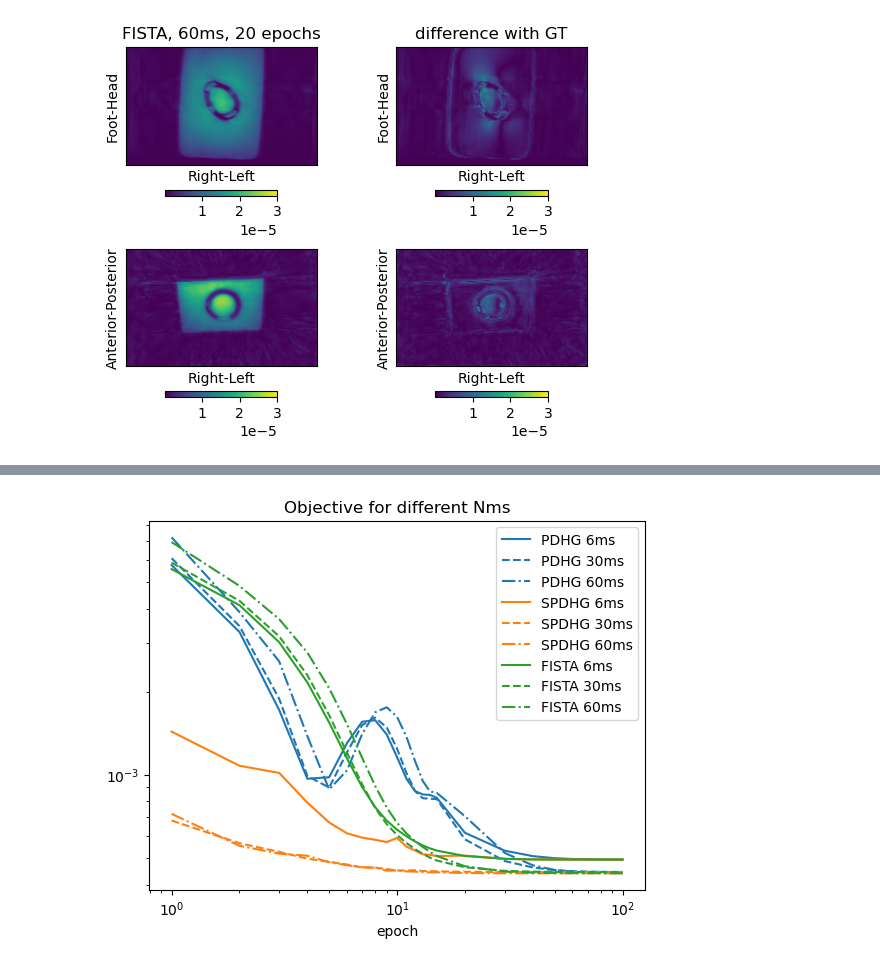
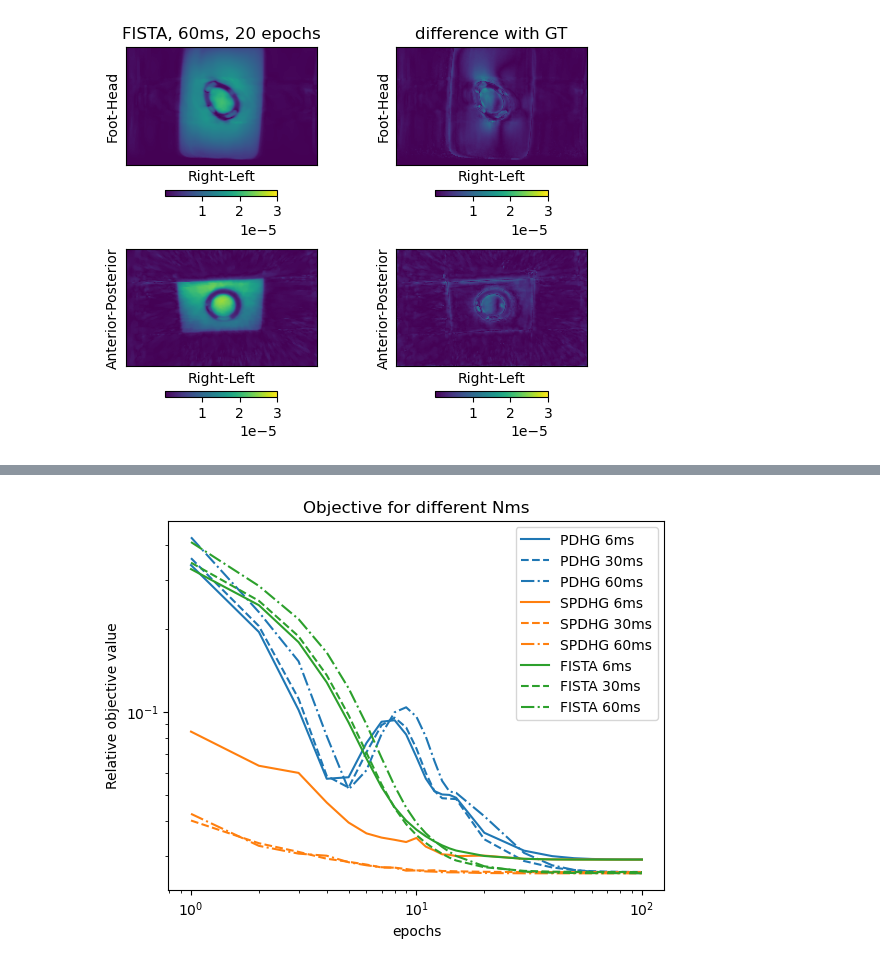
Before and after one commit to paskino/SIRF-Contribs, a Jupyter notebook: src/notebooks/mcir_analisys.ipynb, the cells around one changed output, grey strips where cells are left out. Saved outputs shown, nothing was run; the diff lists cells and outputs as text; code cells hidden in the pictures.

```diff
--- a/src/notebooks/mcir_analisys.ipynb
+++ b/src/notebooks/mcir_analisys.ipynb
@@ -197,21 +197,22 @@ variable xm
 # %%
 offset = 1
 scale = 'log'
 linestyle = ['-', '--', '-.']
 linecolor = ['C0', 'C1', 'C2']
 
 for i,algo in enumerate(['PDHG', 'SPDHG', 'FISTA']):
     for j,num in enumerate(num_ms):
         epochs = results[algo][str(num)]['iterations']
         if algo == 'SPDHG':
             epochs = [el / num for el in epochs]
         objective = results[algo][str(num)]['objective']
-        plt.plot(epochs[offset:], objective[offset:], label=f'{algo} {num}ms' , linestyle=linestyle[j], color=linecolor[i])
+        plt.plot(epochs[offset:], objective[offset:]/objective[0], label=f'{algo} {num}ms' , linestyle=linestyle[j], color=linecolor[i])
 plt.xscale(scale)
 plt.yscale(scale)
 plt.title(f'Objective for different Nms')
-plt.xlabel('epoch')
+plt.xlabel('epochs')
+plt.ylabel('Relative objective value')
 plt.legend()
 plt.show()
 # %% [output]
-[figure, old version]
+[figure, new version]
```
